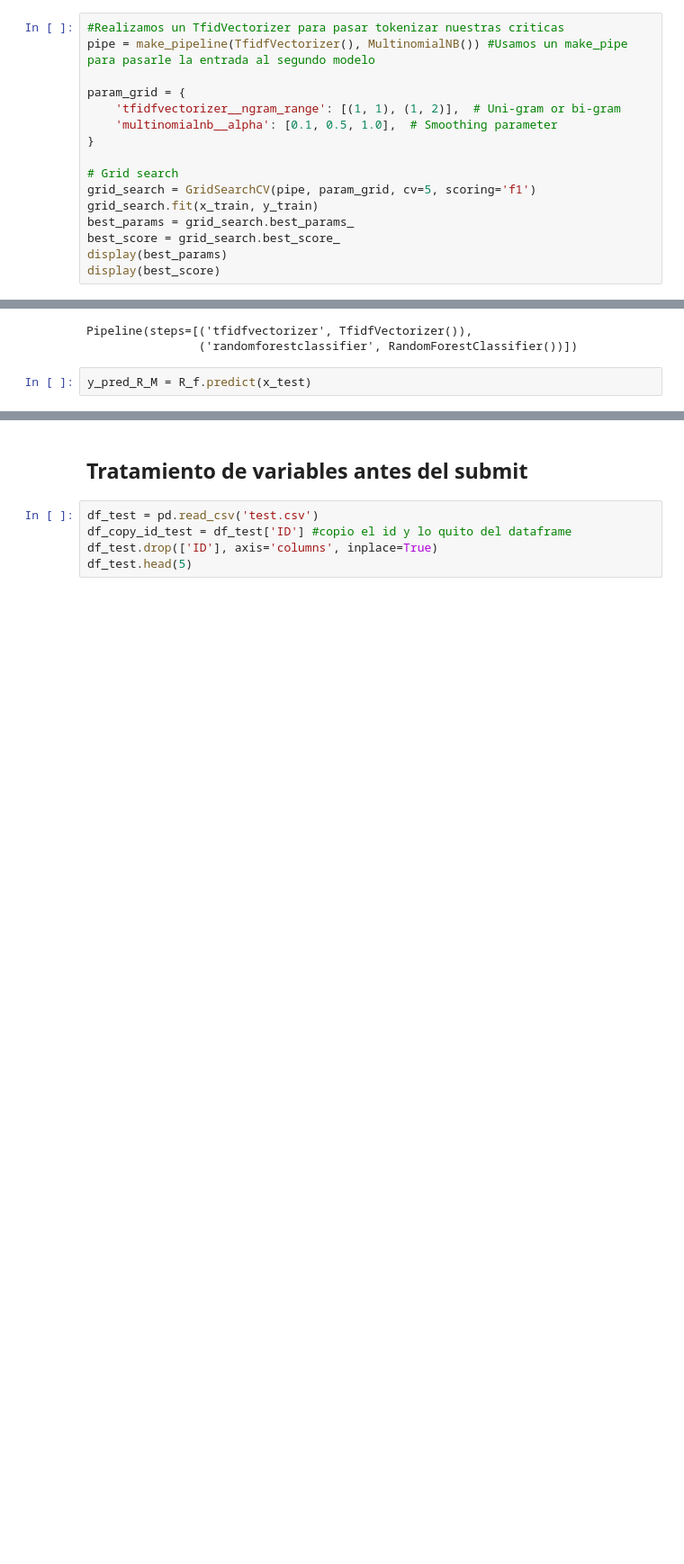
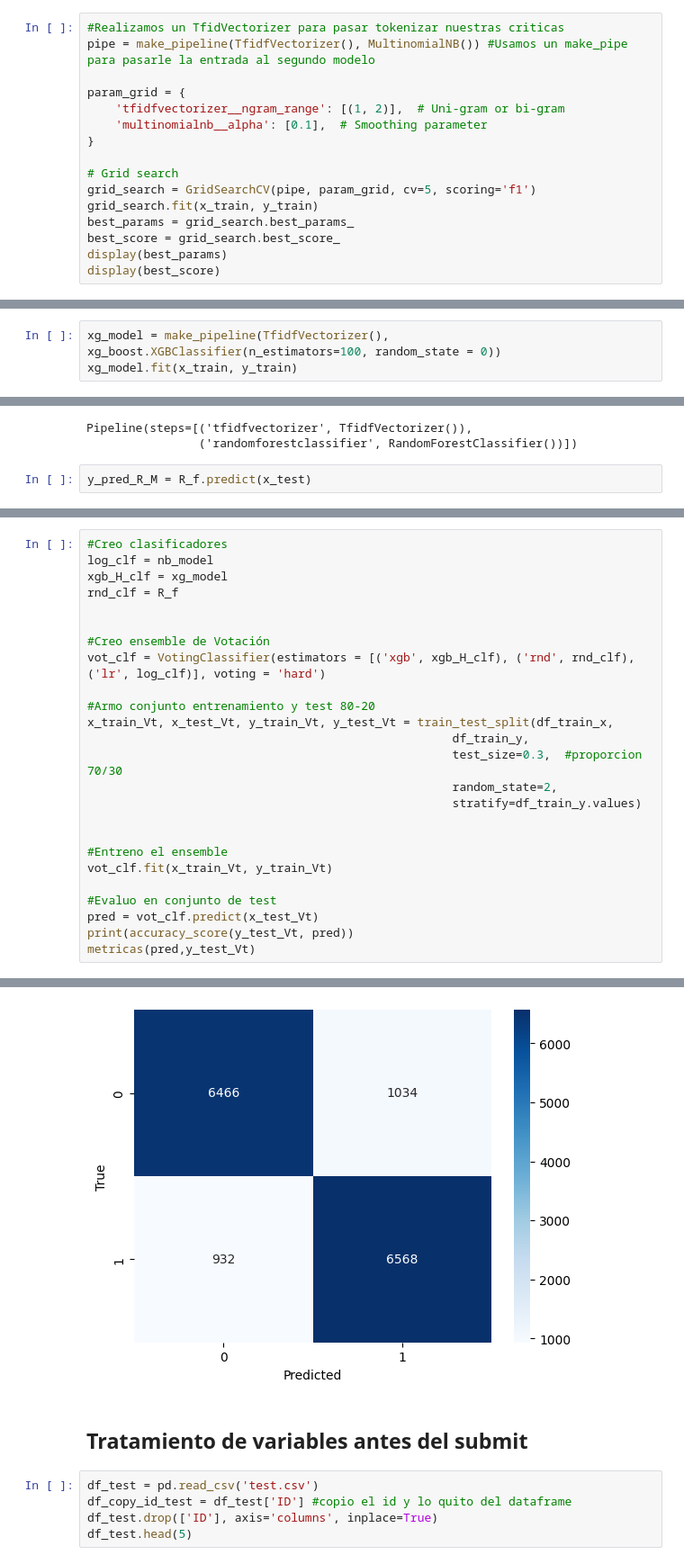
Before and after one commit to franciscoL0pez/TrabajosPracticosOrganizacionDeDatos1C2023, a Jupyter notebook: 7506R-1C2023-GRUPO17.ipynb, the cells around one changed output, grey strips where cells are left out. Shown at 90% size. Saved outputs shown, nothing was run; the diff lists cells and outputs as text; blank space fills up the shorter version.

Commit message:
Agrego voting

```diff
--- a/7506R-1C2023-GRUPO17.ipynb
+++ b/7506R-1C2023-GRUPO17.ipynb
@@ -133,8 +134,8 @@ x_train, x_test, y_train, y_test = train_test_split(df_train_x,
 pipe = make_pipeline(TfidfVectorizer(), MultinomialNB()) #Usamos un make_pipe para pasarle la entrada al segundo modelo
 
 param_grid = {
-    'tfidfvectorizer__ngram_range': [(1, 1), (1, 2)],  # Uni-gram or bi-gram
-    'multinomialnb__alpha': [0.1, 0.5, 1.0],  # Smoothing parameter
+    'tfidfvectorizer__ngram_range': [(1, 2)],  # Uni-gram or bi-gram
+    'multinomialnb__alpha': [0.1],  # Smoothing parameter
 }
 
 # Grid search
@@ -201,0 +203,3 @@ xg_model = grid_search.best_estimator_
+# %%
+xg_model = make_pipeline(TfidfVectorizer(), xg_boost.XGBClassifier(n_estimators=100, random_state = 0))
+xg_model.fit(x_train, y_train)
@@ -241,0 +273,26 @@ weighted avg       0.84      0.84      0.84     15000
+# %%
+#Creo clasificadores
+log_clf = nb_model
+xgb_H_clf = xg_model
+rnd_clf = R_f
+
+
+#Creo ensemble de Votación
+vot_clf = VotingClassifier(estimators = [('xgb', xgb_H_clf), ('rnd', rnd_clf), ('lr', log_clf)], voting = 'hard')
+
+#Armo conjunto entrenamiento y test 80-20
+x_train_Vt, x_test_Vt, y_train_Vt, y_test_Vt = train_test_split(df_train_x,
+                                                    df_train_y,
+                                                    test_size=0.3,  #proporcion 70/30
+                                                    random_state=2,
+                                                    stratify=df_train_y.values)
+
+
+#Entreno el ensemble
+vot_clf.fit(x_train_Vt, y_train_Vt)
+
+#Evaluo en conjunto de test
+pred = vot_clf.predict(x_test_Vt)
+print(accuracy_score(y_test_Vt, pred))
+metricas(pred,y_test_Vt)
+# %% [output]
@@ -242,3 +308,4 @@ weighted avg       0.84      0.84      0.84     15000
+[figure, added]
 # %% [markdown]
 ## Tratamiento de variables antes del submit
 # %%
```
Also changed, not shown: parts of 13 cells of this notebook, 1 other file.
